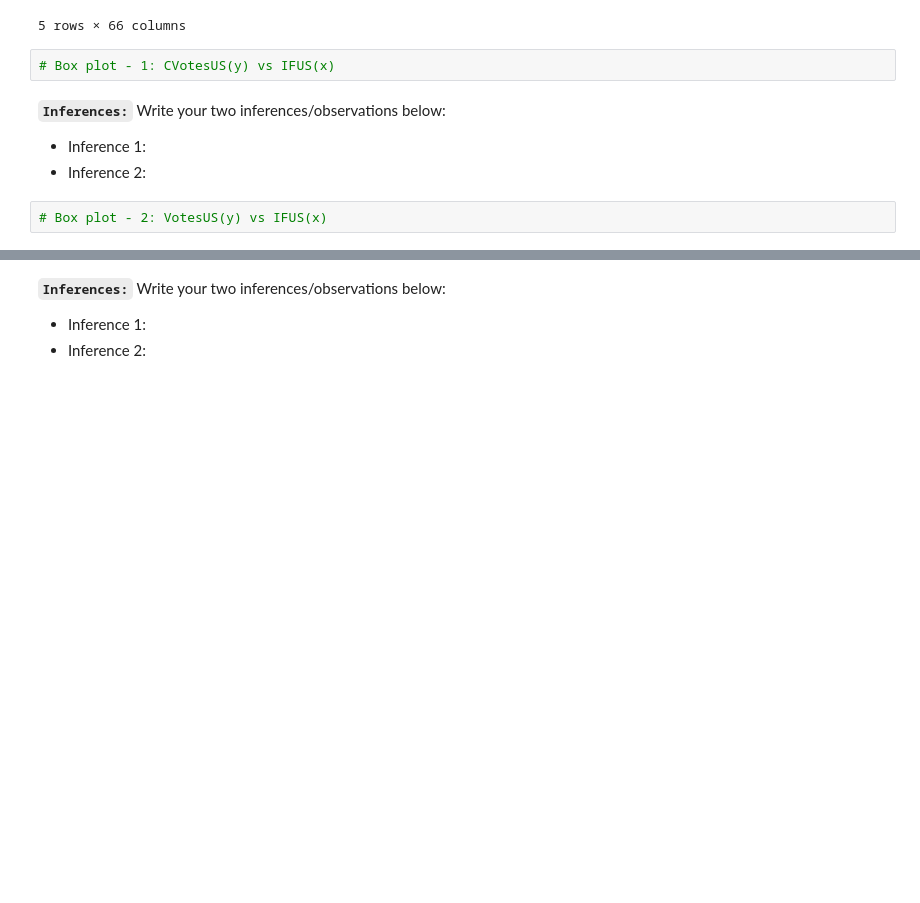
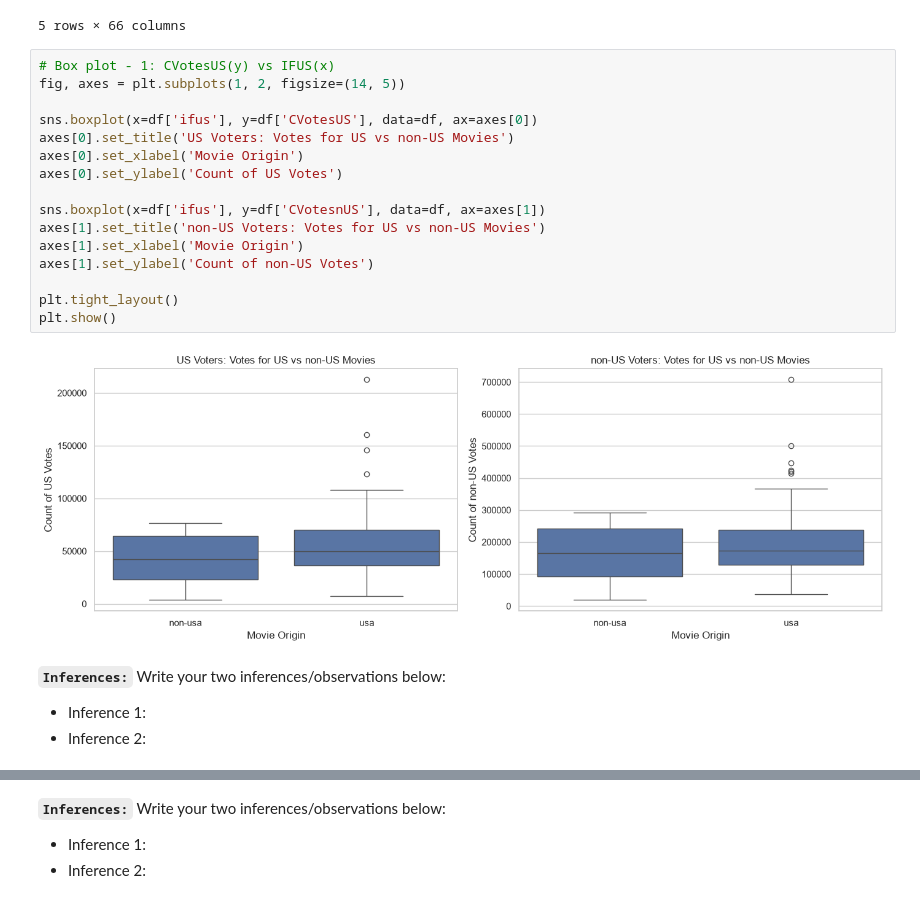
Before and after one commit to purnima928/LogicMojo-AI-ML-June26-Purnima928, a Jupyter notebook: notebooks/IMDb+Movie+Assignment.ipynb, the cells around one changed output, grey strips where cells are left out. Drawn from its saved outputs; the diff is of its cells as text; blank space fills up the shorter version.

```diff
--- a/notebooks/IMDb+Movie+Assignment.ipynb
+++ b/notebooks/IMDb+Movie+Assignment.ipynb
@@ -611,11 +611,25 @@ df.head()
 | 4 | Manchester by the Sea | 2016 | 9.0 | 47.695371 | Casey Affleck | Michelle Williams | Kyle Chandler | 518 | ... |
 | 8 | The Dark Knight Rises | 2012 | 250.0 | 448.130642 | Tom Hardy | Christian Bale | Joseph Gordon-Levitt | 27000 | ... |
 5 rows × 66 columns
-# %%
-# Box plot - 1: CVotesUS(y) vs IFUS(x)
+# %%
+# Box plot - 1: CVotesUS(y) vs IFUS(x)
+fig, axes = plt.subplots(1, 2, figsize=(14, 5))
+
+sns.boxplot(x=df['ifus'], y=df['CVotesUS'], data=df, ax=axes[0])
+axes[0].set_title('US Voters: Votes for US vs non-US Movies')
+axes[0].set_xlabel('Movie Origin')
+axes[0].set_ylabel('Count of US Votes')
+
+sns.boxplot(x=df['ifus'], y=df['CVotesnUS'], data=df, ax=axes[1])
+axes[1].set_title('non-US Voters: Votes for US vs non-US Movies')
+axes[1].set_xlabel('Movie Origin')
+axes[1].set_ylabel('Count of non-US Votes')
+
+plt.tight_layout()
+plt.show()
+# %% [output]
+[figure, added]
 # %% [markdown]
 **`Inferences:`** Write your two inferences/observations below:
 - Inference 1:
 - Inference 2:
-# %%
-# Box plot - 2: VotesUS(y) vs IFUS(x)
```
Also changed, not shown: parts of 4 cells of this notebook, 5 other files.
